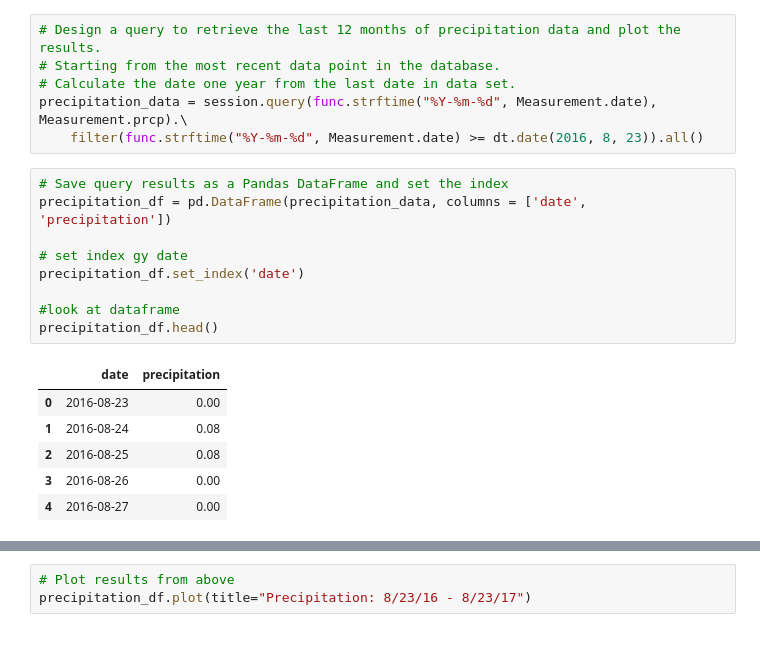
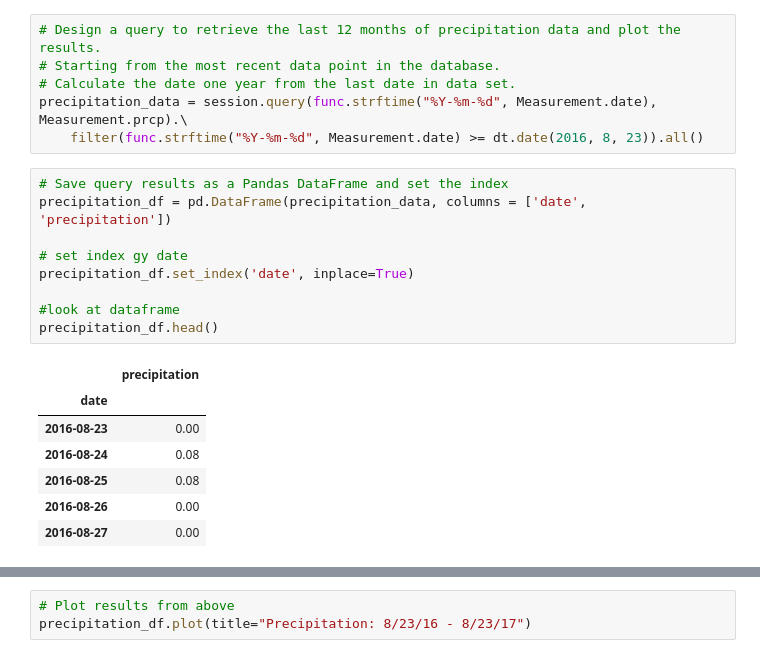
Before and after one commit to KendallMcCroy/SQLAlchemy-challenge, a Jupyter notebook: climate.ipynb, the cells around one changed output, grey strips where cells are left out. Cells and saved outputs as stored; diff of their text form.

```diff
--- a/climate.ipynb
+++ b/climate.ipynb
@@ -89,17 +89,18 @@ precipitation_data = session.query(func.strftime("%Y-%m-%d", Measurement.date),
 # %%
 # Save query results as a Pandas DataFrame and set the index
 precipitation_df = pd.DataFrame(precipitation_data, columns = ['date', 'precipitation'])
 
 # set index gy date
-precipitation_df.set_index('date')
+precipitation_df.set_index('date', inplace=True)
 
 #look at dataframe
 precipitation_df.head()
 # %% [output]
-|  | date | precipitation |
-| 0 | 2016-08-23 | 0.00 |
-| 1 | 2016-08-24 | 0.08 |
-| 2 | 2016-08-25 | 0.08 |
-| 3 | 2016-08-26 | 0.00 |
-| 4 | 2016-08-27 | 0.00 |
+|  | precipitation |
+| date |  |
+| 2016-08-23 | 0.00 |
+| 2016-08-24 | 0.08 |
+| 2016-08-25 | 0.08 |
+| 2016-08-26 | 0.00 |
+| 2016-08-27 | 0.00 |
 # %%
```
Also changed, not shown: parts of 2 cells of this notebook.
